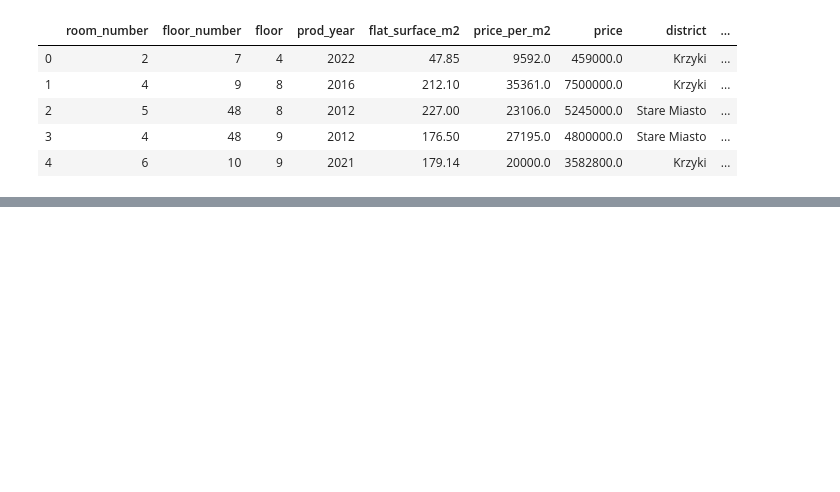
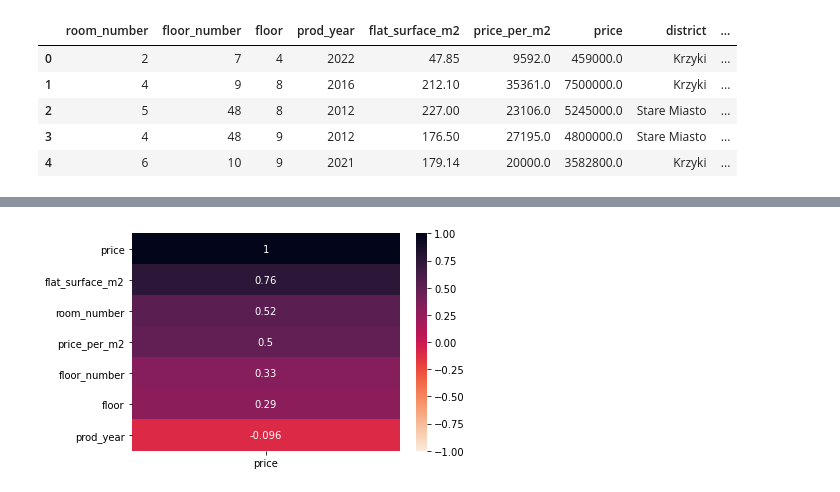
Before and after one commit to TestQspy/flats_EDA, a Jupyter notebook: flats_eda.ipynb, the cells around one changed output, grey strips where cells are left out. Saved outputs shown, nothing was run; the diff lists cells and outputs as text; code cells hidden in the pictures; blank space fills up the shorter version.

```diff
--- a/flats_eda.ipynb
+++ b/flats_eda.ipynb
@@ -25,0 +35,5 @@ df.boxplot(column='price',figsize=(10,10))
+# %%
+price_corr = sns.heatmap(df.corr()[['price']].sort_values(by='price', ascending=False),
+                      vmin=-1, vmax=1, annot=True, cmap=cmap)
+# %% [output]
+[figure, added]
```
Also changed, not shown: parts of 7 cells of this notebook, 1 other file.
